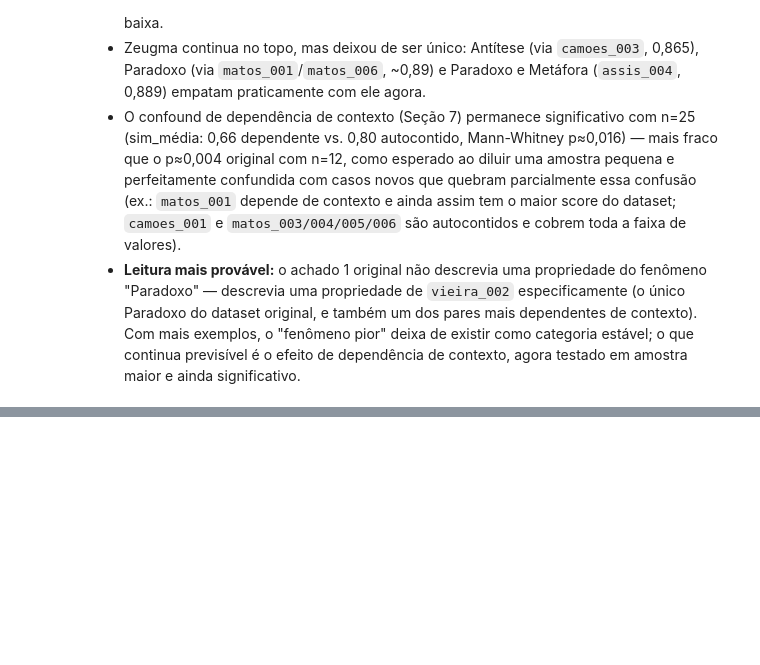
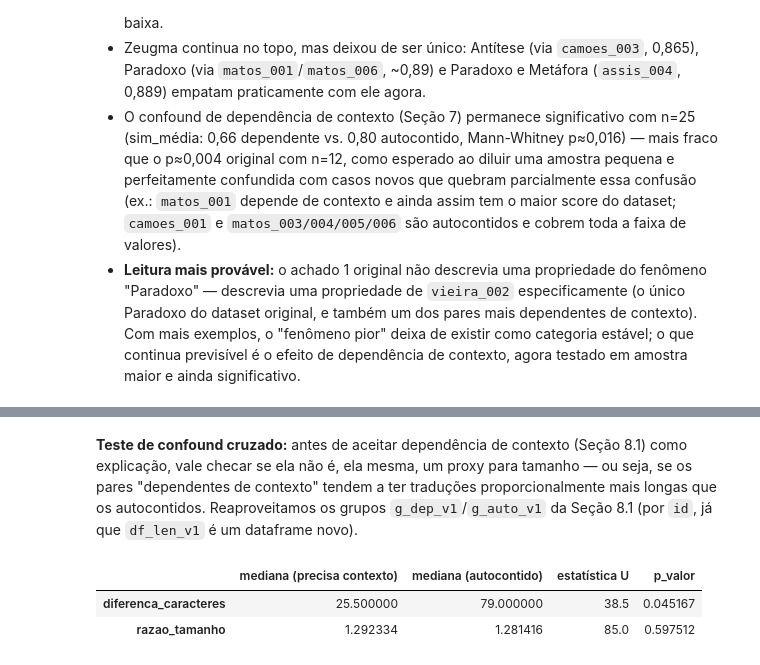
Before and after one commit to lalabohm/semantic-stress-lab, a Jupyter notebook: notebooks/exploratory_analysis.ipynb, the cells around one changed output, grey strips where cells are left out. Saved outputs shown, nothing was run; the diff lists cells and outputs as text; code cells hidden in the pictures; blank space fills up the shorter version.

```diff
--- a/notebooks/exploratory_analysis.ipynb
+++ b/notebooks/exploratory_analysis.ipynb
@@ -980,0 +1038,24 @@ Seção 7.
+# %% [markdown]
+**Teste de confound cruzado:** antes de aceitar dependência de contexto (Seção 8.1)
+como explicação, vale checar se ela não é, ela mesma, um proxy para tamanho — ou seja,
+se os pares "dependentes de contexto" tendem a ter traduções proporcionalmente mais
+longas que os autocontidos. Reaproveitamos os grupos `g_dep_v1`/`g_auto_v1` da Seção
+8.1 (por `id`, já que `df_len_v1` é um dataframe novo).
+# %%
+g_dep_len = df_len_v1[df_len_v1["id"].isin(g_dep_v1["id"])]
+g_auto_len = df_len_v1[df_len_v1["id"].isin(g_auto_v1["id"])]
+
+resultado_cross = {}
+for metrica in ["diferenca_caracteres", "razao_tamanho"]:
+    estat, p = mannwhitneyu(g_dep_len[metrica], g_auto_len[metrica], alternative="two-sided")
+    resultado_cross[metrica] = {
+        "mediana (precisa contexto)": g_dep_len[metrica].median(),
+        "mediana (autocontido)": g_auto_len[metrica].median(),
+        "estatística U": estat,
+        "p_valor": p,
+    }
+pd.DataFrame(resultado_cross).T
+# %% [output]
+|  | mediana (precisa contexto) | mediana (autocontido) | estatística U | p_valor |
+| diferenca_caracteres | 25.500000 | 79.000000 | 38.5 | 0.045167 |
+| razao_tamanho | 1.292334 | 1.281416 | 85.0 | 0.597512 |
```
Also changed, not shown: parts of 11 cells of this notebook, 8 other files.
